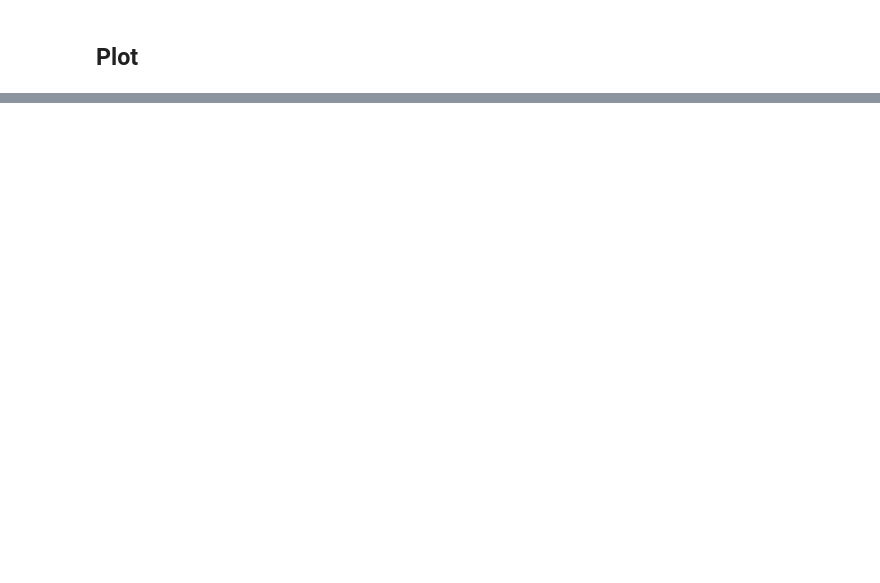
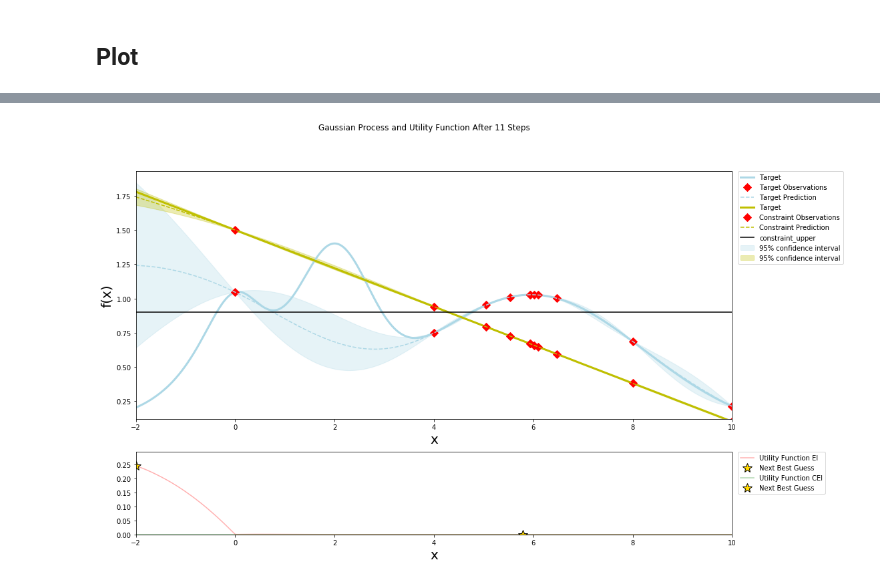
Before and after one commit to Hyperpilotio/analyzer, a Jupyter notebook: analyzer/acquisition_comparison.ipynb, the cells around one changed output, grey strips where cells are left out. Saved outputs shown, nothing was run; the diff lists cells and outputs as text; code cells hidden in the pictures; blank space fills up the shorter version.

```diff
--- a/analyzer/acquisition_comparison.ipynb
+++ b/analyzer/acquisition_comparison.ipynb
@@ -134,0 +219,19 @@ plot_gp(bo.gp, x, y, bo.util)
+# %%
+candidates = []
+X_train_ = X_train
+Y_train_ = Y_train
+C_train_ = C_train
+for i in range(n_iter):
+    candidate = bayesian_optimizer.get_candidate(X_train_, Y_train_, [(-2, 10)], acq='cei', xi=xi,
+                                                constraint_arr=C_train_, constraint_upper=constraint_upper, **gp_params)
+    X_train_ = np.vstack((X_train_, np.array([candidate])))
+    Y_train_ = np.hstack((Y_train_, target(candidate)))
+    C_train_ = np.hstack((C_train_, constraint_func(candidate)))
+    candidates.append(candidate[0])
+
+print('candidates:')
+print(candidates)
+print('targets_function:')
+print(Y_train_)
+print('constraint_function:')
+print(C_train_)
@@ -134,0 +247,17 @@ plot_gp(bo.gp, x, y, bo.util)
+# %%
+gp = GaussianProcessRegressor()
+gp.set_params(**gp_params)
+gp.fit(X_train_, Y_train_)
+
+
+gp2 = GaussianProcessRegressor()
+gp2.set_params(**gp_params)
+gp2.fit(X_train_, C_train_)
+
+util_ei = bayesian_optimizer.UtilityFunction(gp_objective=gp, kind='ei', xi=xi)
+util_cei = bayesian_optimizer.UtilityFunction(gp_objective=gp, gp_constraint=gp2,
+                                          constraint_upper=constraint_upper, kind='cei', xi=xi)
+
+my_plot_gp(gp, gp2, x, y, c, util_ei, util_cei, constraint_upper)
+# %% [output]
+[figure, added]
```
Also changed, not shown: parts of 13 cells of this notebook.
